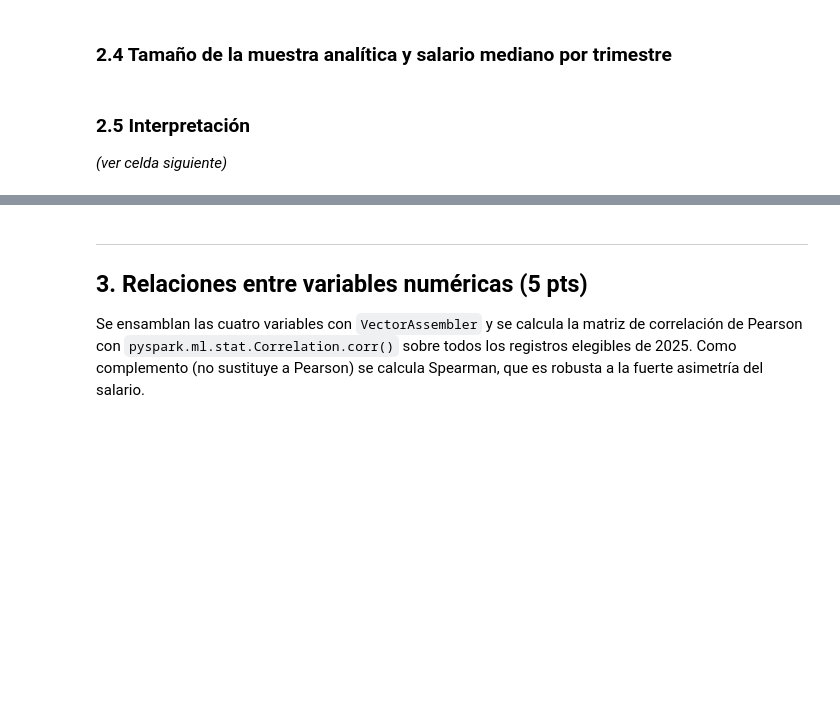
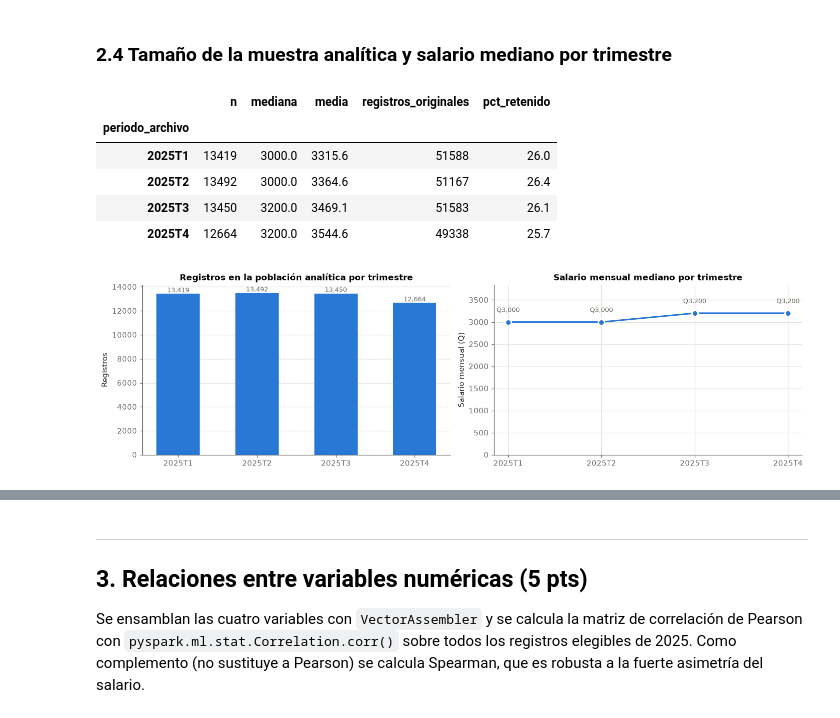
Before and after one commit to dils1809/Lab7_spark, a Jupyter notebook: notebooks/Lab7_ENEIC_SparkML.ipynb, the cells around one changed output, grey strips where cells are left out. Drawn from its saved outputs; the diff is of its cells as text; code cells hidden in the pictures; blank space fills up the shorter version.

```diff
--- a/notebooks/Lab7_ENEIC_SparkML.ipynb
+++ b/notebooks/Lab7_ENEIC_SparkML.ipynb
@@ -458,29 +667,33 @@ plt.tight_layout(); plt.show()
 # %%
 por_trimestre = (df25.groupBy("periodo_archivo").agg(
                     F.count(F.lit(1)).alias("n"),
                     F.expr("percentile(salario_mensual, 0.5)").alias("mediana"),
                     F.mean("salario_mensual").alias("media"))
                  .orderBy("periodo_archivo").toPandas().set_index("periodo_archivo"))
 por_trimestre["registros_originales"] = conteo_original["registros_originales"]
 por_trimestre["pct_retenido"] = (100 * por_trimestre["n"] / por_trimestre["registros_originales"]).round(2)
 display(por_trimestre.round(1))
 
 # Dos medidas con escalas distintas -> dos gráficos (sin doble eje)
 fig, axes = plt.subplots(1, 2, figsize=(13, 3.8))
 axes[0].bar(por_trimestre.index, por_trimestre["n"], color=PALETA[0], width=0.55)
 for i, v in enumerate(por_trimestre["n"]):
     axes[0].text(i, v, f"{v:,}", ha="center", va="bottom", color=TINTA_2, fontsize=8.5)
 axes[0].set_title("Registros en la población analítica por trimestre")
 axes[0].set_ylabel("Registros"); axes[0].grid(axis="x", visible=False)
 axes[1].plot(por_trimestre.index, por_trimestre["mediana"], color=PALETA[0], lw=2, marker="o", ms=8,
              markeredgecolor="white", markeredgewidth=2)
 for i, v in enumerate(por_trimestre["mediana"]):
     axes[1].text(i, v, f"Q{v:,.0f}\n", ha="center", va="bottom", color=TINTA_2, fontsize=8.5)
 axes[1].set_title("Salario mensual mediano por trimestre")
 axes[1].set_ylabel("Salario mensual (Q)")
-axes[1].set_ylim(por_trimestre["mediana"].min() * 0.9, por_trimestre["mediana"].max() * 1.08)
+axes[1].set_ylim(0, por_trimestre["mediana"].max() * 1.2)   # eje desde cero para no exagerar el cambio
 plt.tight_layout(); plt.show()
+# %% [output]
+|  | n | mediana | media | registros_originales | pct_retenido |
+| periodo_archivo |  |  |  |  |  |
+| 2025T1 | 13419 | 3000.0 | 3315.6 | 51588 | 26.0 |
+| 2025T2 | 13492 | 3000.0 | 3364.6 | 51167 | 26.4 |
+| 2025T3 | 13450 | 3200.0 | 3469.1 | 51583 | 26.1 |
+| 2025T4 | 12664 | 3200.0 | 3544.6 | 49338 | 25.7 |
+[figure, added]
-# %% [markdown]
-### 2.5 Interpretación
-
-_(ver celda siguiente)_
```
Also changed, not shown: parts of 28 cells of this notebook.
